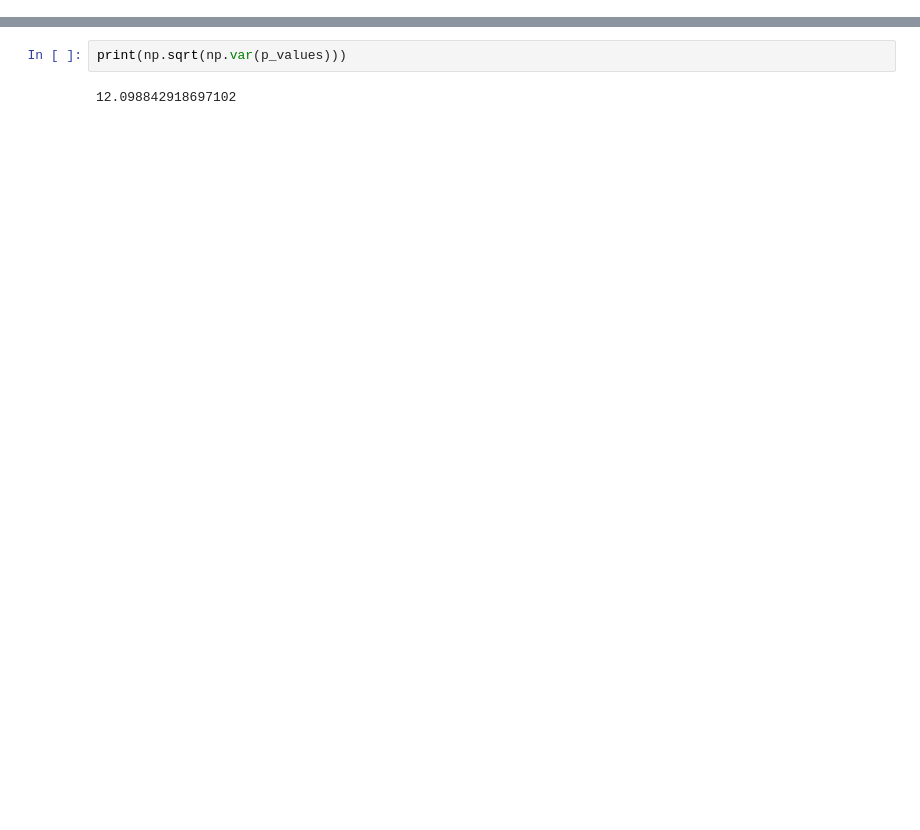
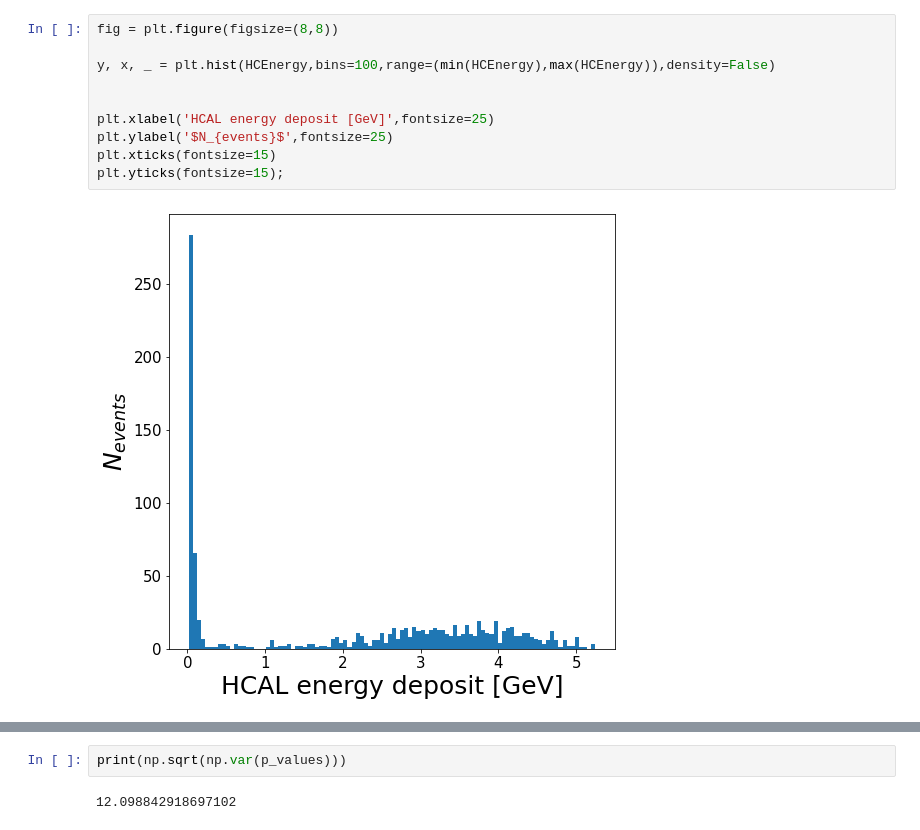
Before and after one commit to adrienauriol/EPPTexercice1, a Jupyter notebook: EPPT/exercice/Analysis_test.ipynb, the cells around one changed output, grey strips where cells are left out. Drawn from its saved outputs; the diff is of its cells as text; blank space fills up the shorter version.

```diff
--- a/EPPT/exercice/Analysis_test.ipynb
+++ b/EPPT/exercice/Analysis_test.ipynb
@@ -13 +57,13 @@ tree = load_file.Get('B5')
+# %%
+fig = plt.figure(figsize=(8,8))
+
+y, x, _ = plt.hist(HCEnergy,bins=100,range=(min(HCEnergy),max(HCEnergy)),density=False)
+
+
+plt.xlabel('HCAL energy deposit [GeV]',fontsize=25)
+plt.ylabel('$N_{events}$',fontsize=25)
+plt.xticks(fontsize=15)
+plt.yticks(fontsize=15);
+# %% [output]
+[figure, added]
 # %%
```
Also changed, not shown: parts of 10 cells of this notebook, 29 other files.
